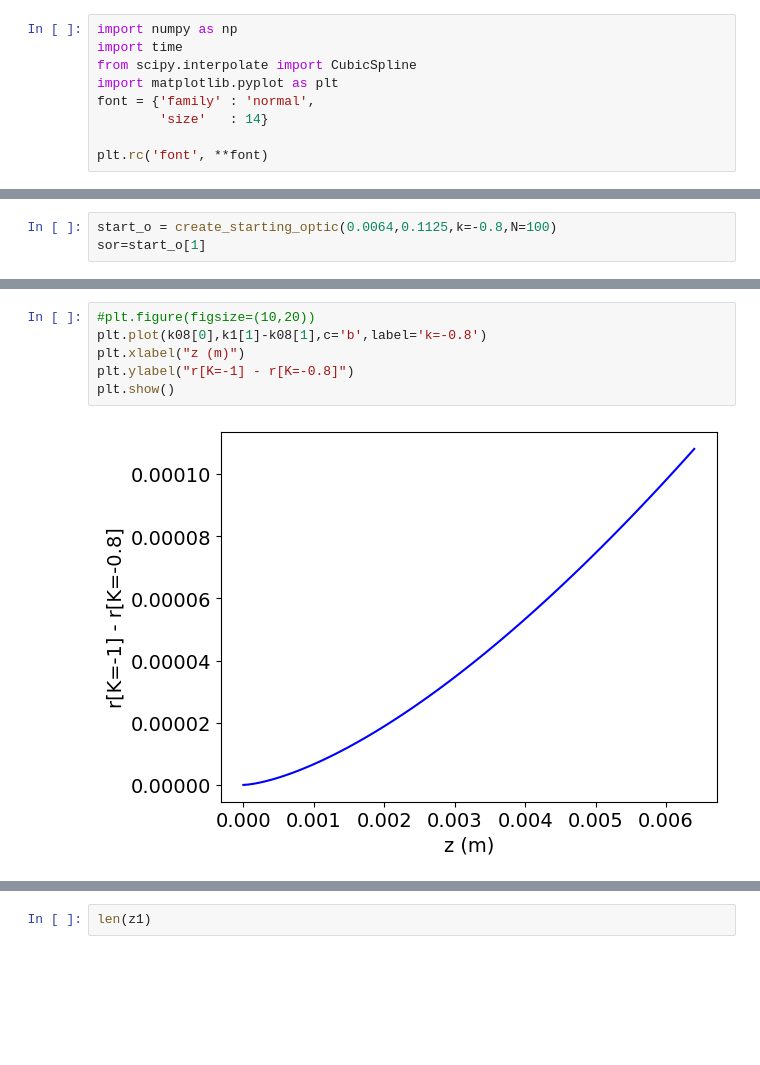
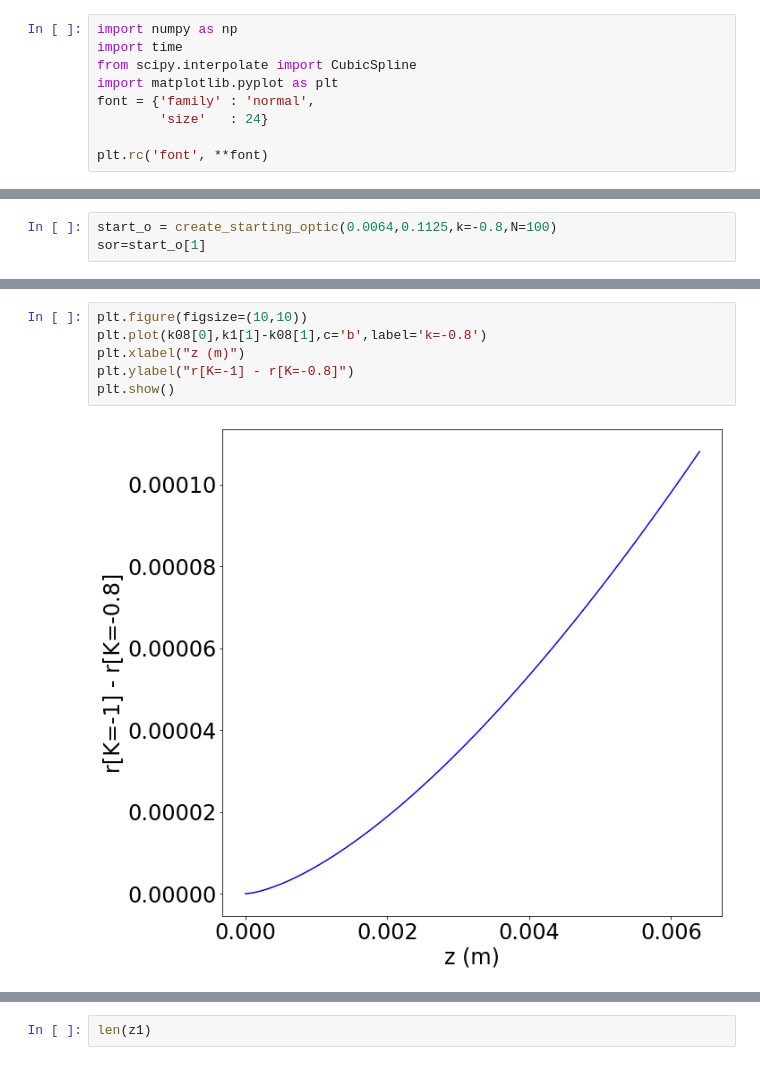
Before and after one commit to km0110/FF_rays, a Jupyter notebook: create_optic.ipynb, the cells around one changed output, grey strips where cells are left out. Saved outputs shown, nothing was run; the diff lists cells and outputs as text; blank space fills up the shorter version.

```diff
--- a/create_optic.ipynb
+++ b/create_optic.ipynb
@@ -4,7 +4,7 @@ import time
 from scipy.interpolate import CubicSpline
 import matplotlib.pyplot as plt
 font = {'family' : 'normal',
-        'size'   : 14}
+        'size'   : 24}
 
 plt.rc('font', **font)
 # %%
@@ -75,11 +75,11 @@ plt.show()
 # %%
-#plt.figure(figsize=(10,20))
+plt.figure(figsize=(10,10))
 plt.plot(k08[0],k1[1]-k08[1],c='b',label='k=-0.8')
 plt.xlabel("z (m)")
 plt.ylabel("r[K=-1] - r[K=-0.8]")
 plt.show()
 # %% [output]
-[figure, old version]
+[figure, new version]
 # %%
 r=np.linspace(0,0.0375,100)
 R=0.1125
```
Also changed, not shown: parts of 7 cells of this notebook, 10 other files.
